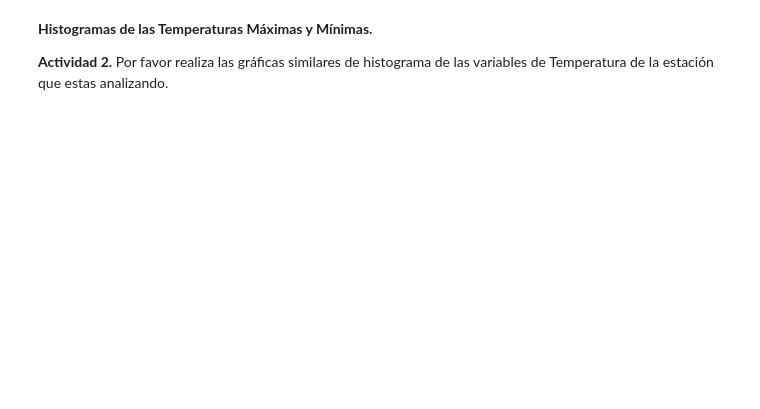
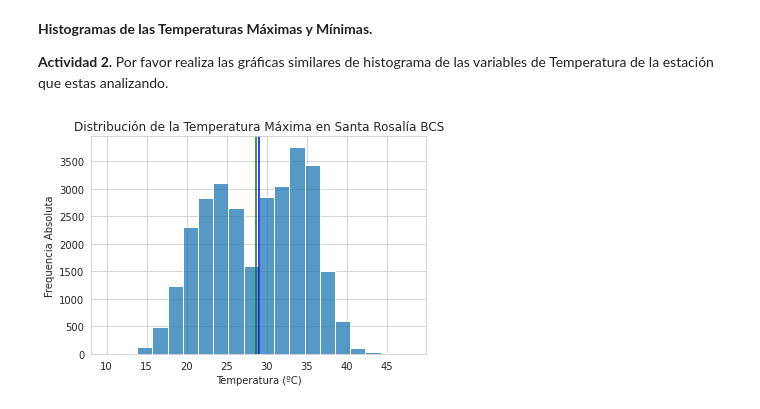
Before and after one commit to carloslizarragac/FisicaComputacional1, a Jupyter notebook: Actividad4.ipynb, the cells around one changed output. Cells and saved outputs as stored; diff of their text form; code cells hidden in the pictures; blank space fills up the shorter version.

```diff
--- a/Actividad4.ipynb
+++ b/Actividad4.ipynb
@@ -168,3 +166,23 @@ sns.histplot(data=df_meteo, x='Precip', bins=20, log_scale=(False,True));
 **Histogramas de las Temperaturas Máximas y Mínimas.**
 
 **Actividad 2.** Por favor realiza las gráficas similares de histograma de las variables de Temperatura de la estación que estas analizando.
+# %%
+# Gráfica de la Temperatura Máxima
+sns.set_style("whitegrid")
+
+# Definimos las cantidades específica: Promedio y Mediana
+Tmed = df_meteo.Tmax.median()
+Tprom = df_meteo.Tmax.mean()
+
+sns.histplot(data=df_meteo, x='Tmax', bins=20);
+# Líneas verticales ubicadas en la mediana y promedio
+plt.axvline(x = Tmed, color = 'b', label = 'm')
+plt.axvline(x = Tprom, color = 'g', label = 'x')
+
+plt.xlabel('Temperatura (ºC)')
+plt.ylabel('Frequencia Absoluta')
+plt.title('Distribución de la Temperatura Máxima en Santa Rosalía BCS')
+
+plt.show()
+# %% [output]
+[figure, added]
```
Also changed, not shown: parts of 18 cells of this notebook.
